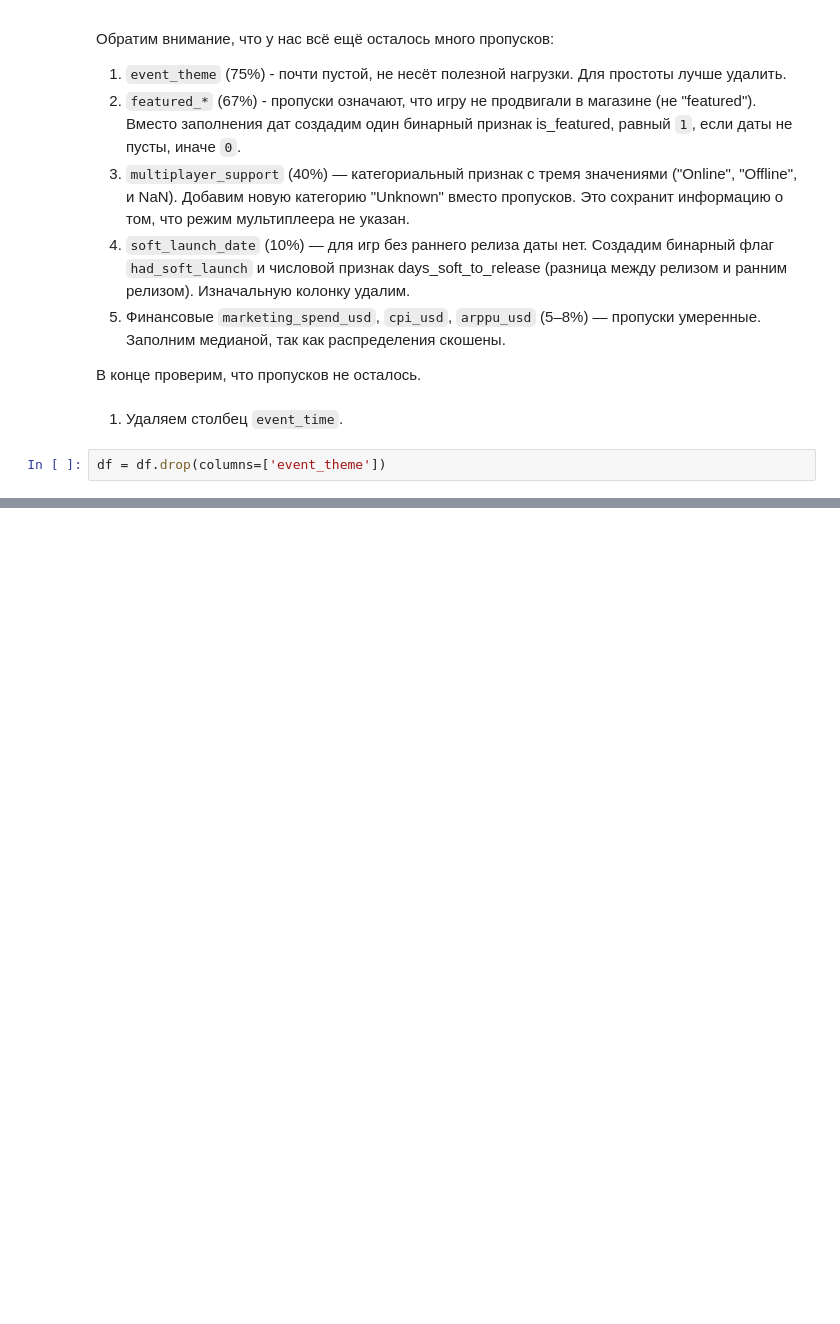
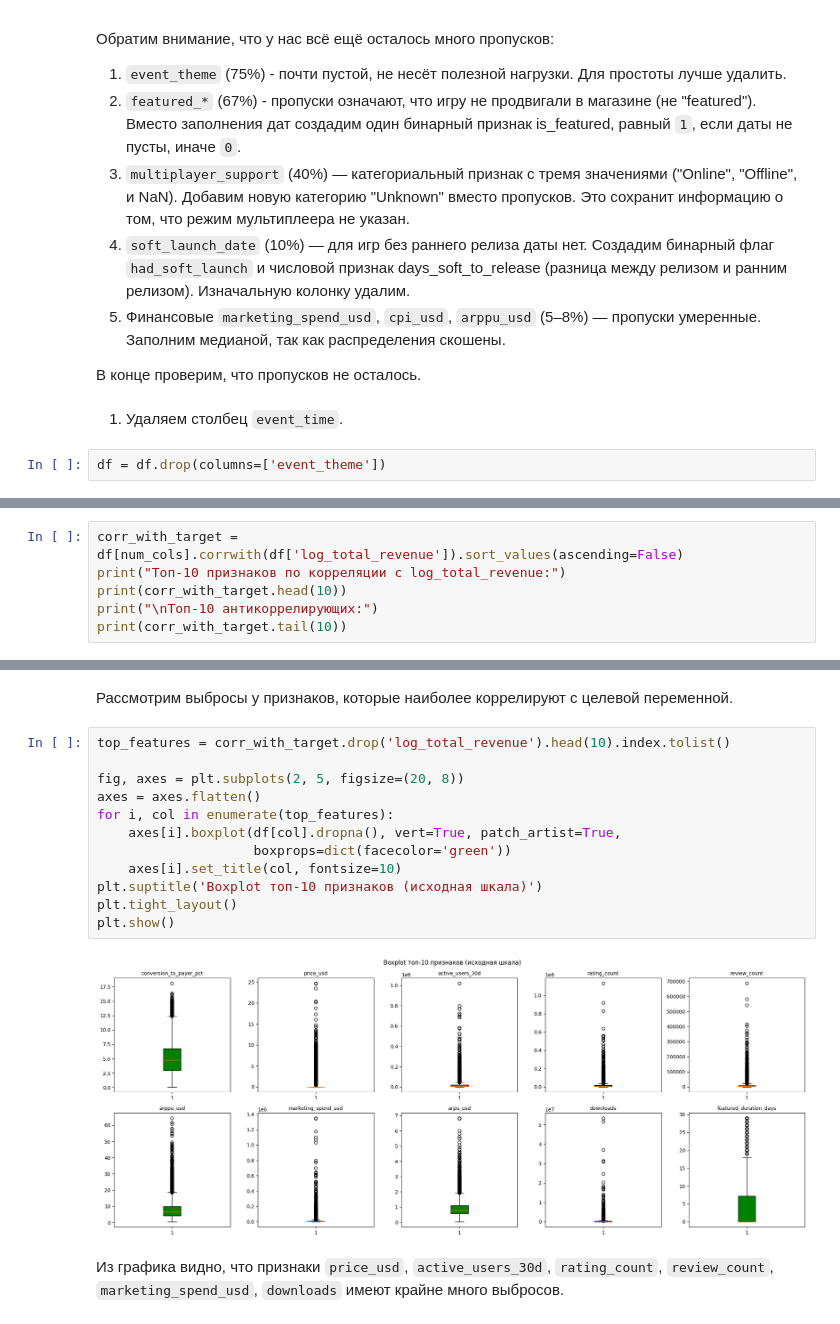
Before and after one commit to hsemlcourse/hseml-group-project-fedyanewlife, a Jupyter notebook: notebooks/01_eda.ipynb, the cells around one changed output, grey strips where cells are left out. Drawn from its saved outputs; the diff is of its cells as text; blank space fills up the shorter version.

```diff
--- a/notebooks/01_eda.ipynb
+++ b/notebooks/01_eda.ipynb
@@ -272,0 +426,6 @@ df = df.drop(columns=['event_theme'])
+# %%
+corr_with_target = df[num_cols].corrwith(df['log_total_revenue']).sort_values(ascending=False)
+print("Топ-10 признаков по корреляции с log_total_revenue:")
+print(corr_with_target.head(10))
+print("\nТоп-10 антикоррелирующих:")
+print(corr_with_target.tail(10))
@@ -272,0 +481,18 @@ df = df.drop(columns=['event_theme'])
+# %% [markdown]
+Рассмотрим выбросы у признаков, которые наиболее коррелируют с целевой переменной.
+# %%
+top_features = corr_with_target.drop('log_total_revenue').head(10).index.tolist()
+
+fig, axes = plt.subplots(2, 5, figsize=(20, 8))
+axes = axes.flatten()
+for i, col in enumerate(top_features):
+    axes[i].boxplot(df[col].dropna(), vert=True, patch_artist=True,
+                    boxprops=dict(facecolor='green'))
+    axes[i].set_title(col, fontsize=10)
+plt.suptitle('Boxplot топ-10 признаков (исходная шкала)')
+plt.tight_layout()
+plt.show()
+# %% [output]
+[figure, added]
+# %% [markdown]
+Из графика видно, что признаки `price_usd`, `active_users_30d`, `rating_count`, `review_count`, `marketing_spend_usd`, `downloads` имеют крайне много выбросов.
```
Also changed, not shown: parts of 67 cells of this notebook, 2 other files.
